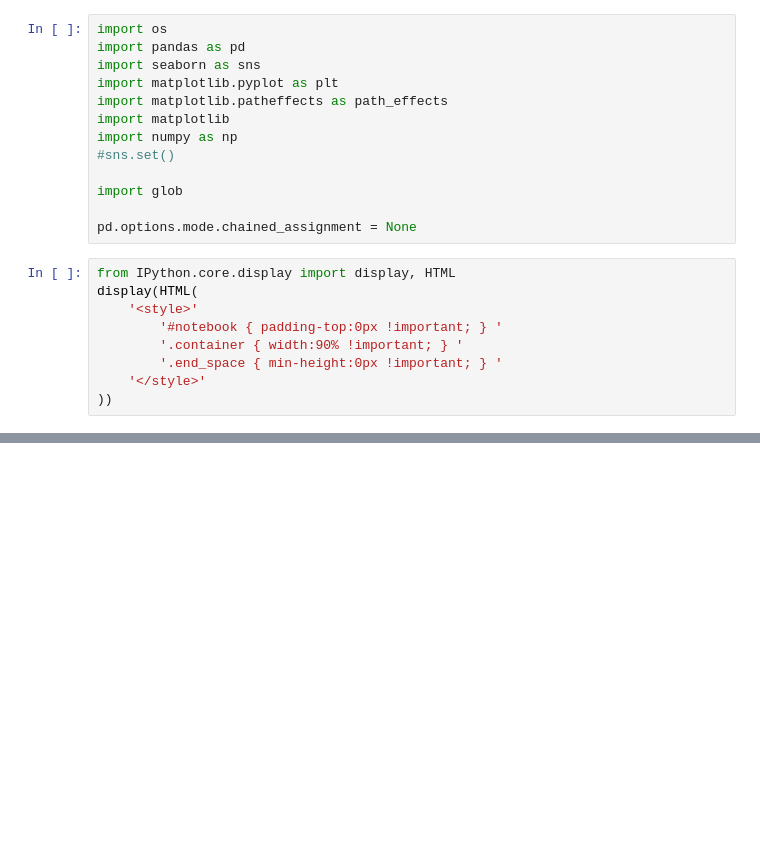
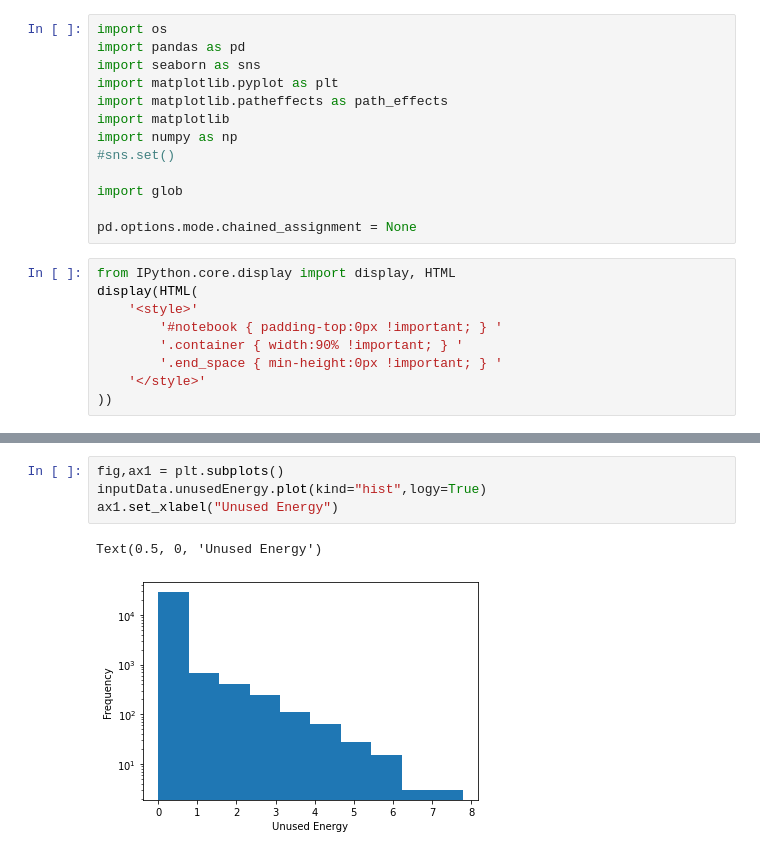
Before and after one commit to lan13005/topologyAnalysis, a Jupyter notebook: logFile/composition.ipynb, the cells around one changed output, grey strips where cells are left out. Saved outputs shown, nothing was run; the diff lists cells and outputs as text; blank space fills up the shorter version.

```diff
--- a/logFile/composition.ipynb
+++ b/logFile/composition.ipynb
@@ -45,0 +159,7 @@ data = pd.concat(listDFs, axis=0, ignore_index=True)
+# %%
+fig,ax1 = plt.subplots()
+inputData.unusedEnergy.plot(kind="hist",logy=True)
+ax1.set_xlabel("Unused Energy")
+# %% [output]
+Text(0.5, 0, 'Unused Energy')
+[figure, added]
```
Also changed, not shown: parts of 18 cells of this notebook, 3 other files.
